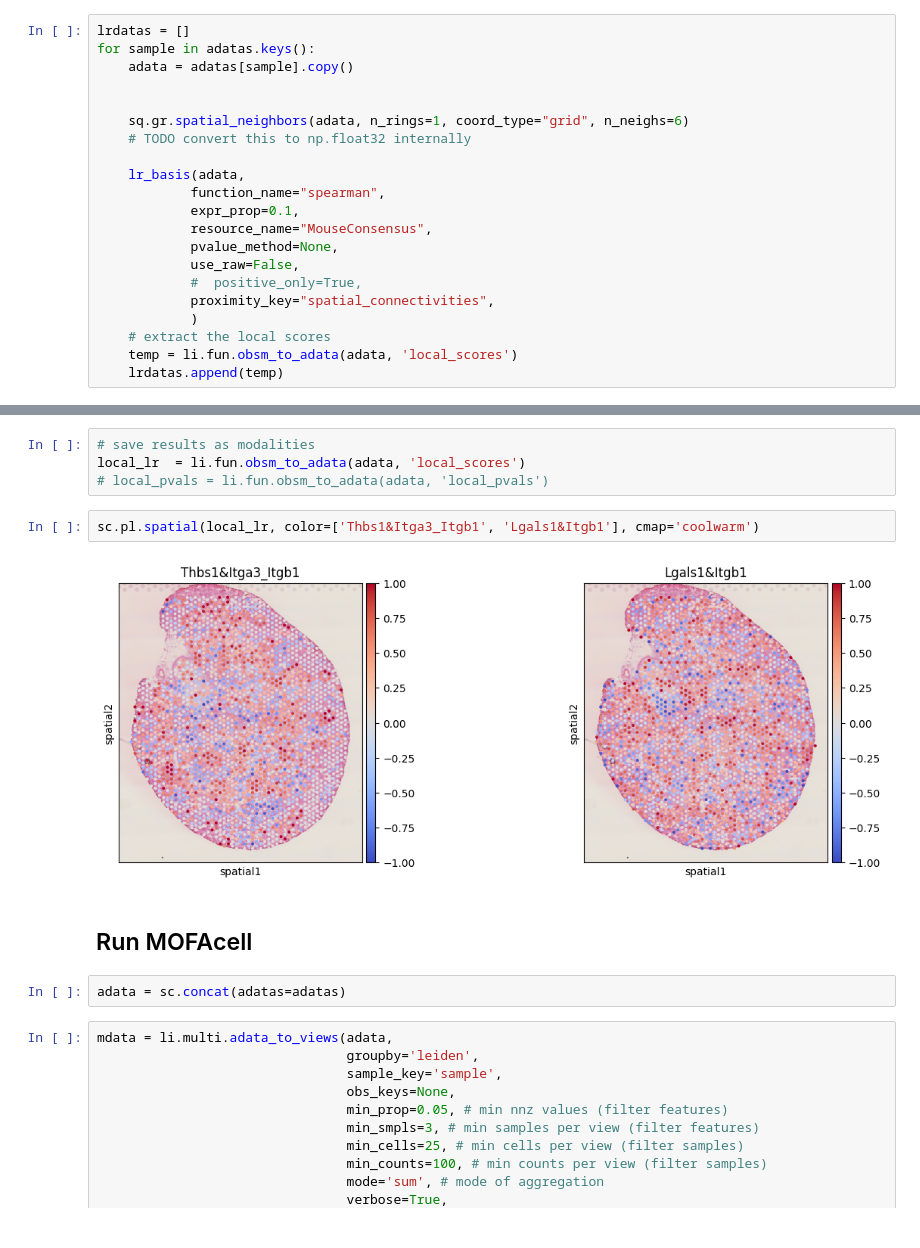
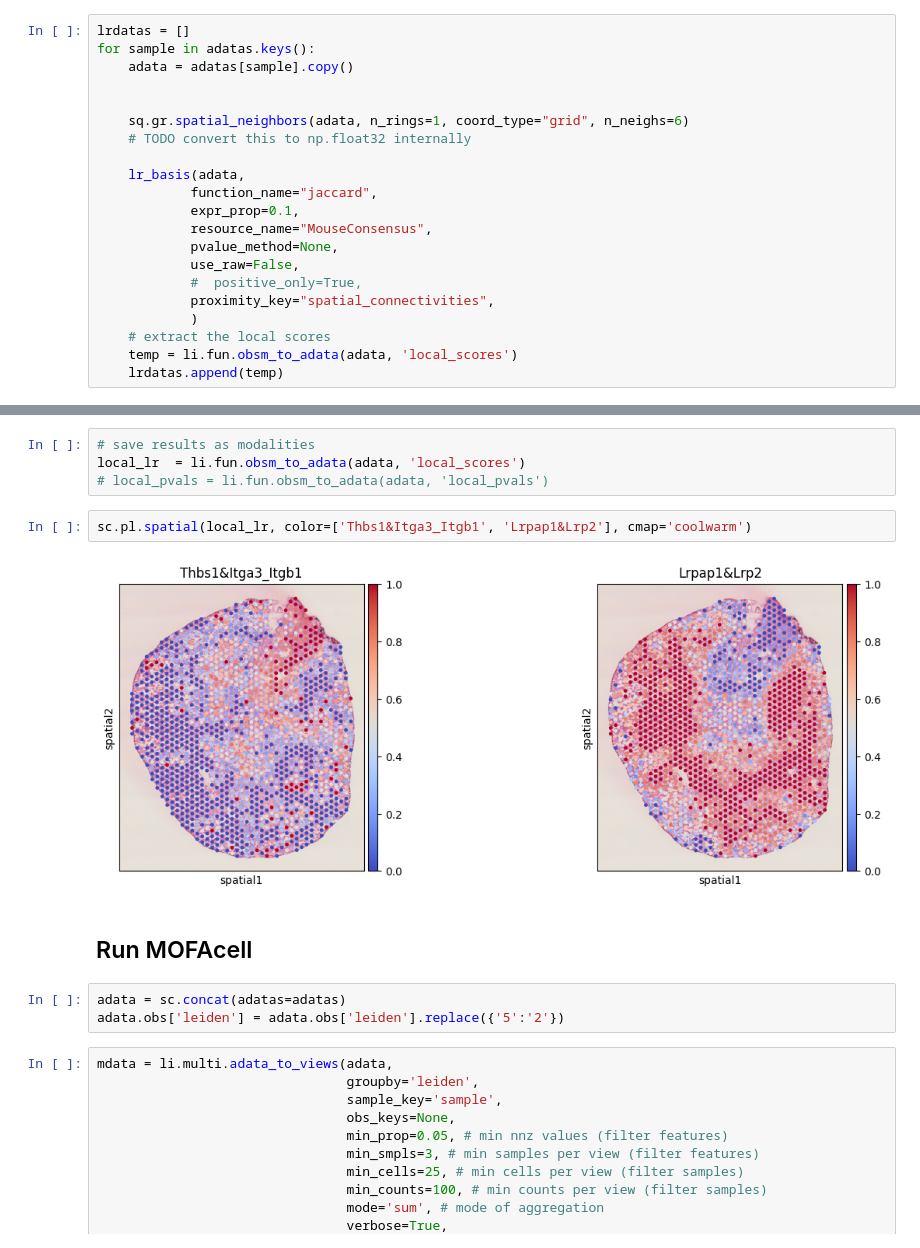
Before and after one commit to saezlab/lianaplus_manuscript, a Jupyter notebook: notebooks/visiumAKI/3.RunLIANA_MOFA.ipynb, the cells around one changed output, grey strips where cells are left out. Drawn from its saved outputs; the diff is of its cells as text.

```diff
--- a/notebooks/visiumAKI/3.RunLIANA_MOFA.ipynb
+++ b/notebooks/visiumAKI/3.RunLIANA_MOFA.ipynb
@@ -52,7 +52,7 @@ for sample in adatas.keys():
     # TODO convert this to np.float32 internally
 
     lr_basis(adata,
-            function_name="spearman",
+            function_name="jaccard",
             expr_prop=0.1,
             resource_name="MouseConsensus",
             pvalue_method=None,
@@ -89,13 +97,14 @@ adata.uns['global_res'].sort_values('global_mean').tail(10)
 local_lr  = li.fun.obsm_to_adata(adata, 'local_scores')
 # local_pvals = li.fun.obsm_to_adata(adata, 'local_pvals')
 # %%
-sc.pl.spatial(local_lr, color=['Thbs1&Itga3_Itgb1', 'Lgals1&Itgb1'], cmap='coolwarm')
+sc.pl.spatial(local_lr, color=['Thbs1&Itga3_Itgb1', 'Lrpap1&Lrp2'], cmap='coolwarm')
 # %% [output]
-[figure, old version]
+[figure, new version]
 # %% [markdown]
 ## Run MOFAcell
 # %%
 adata = sc.concat(adatas=adatas)
+adata.obs['leiden'] = adata.obs['leiden'].replace({'5':'2'})
 # %%
 mdata = li.multi.adata_to_views(adata,
                                 groupby='leiden',
```
Also changed, not shown: parts of 31 cells of this notebook, 1 other file.
